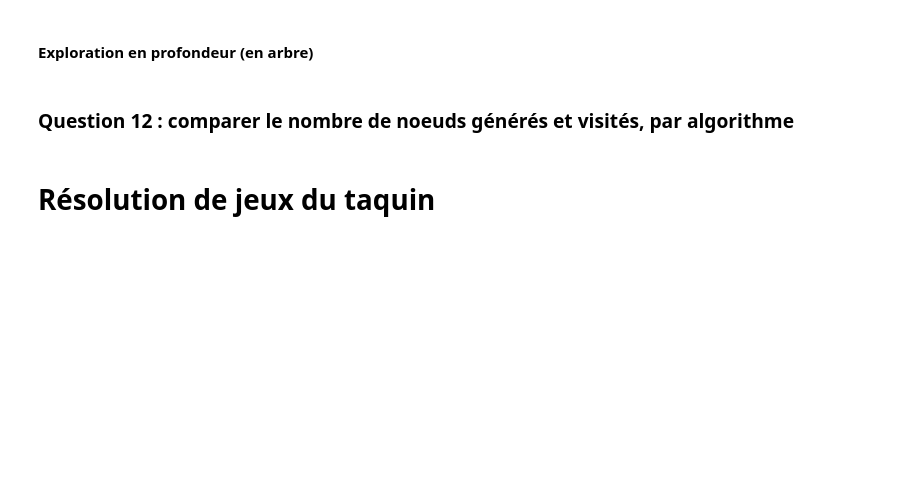
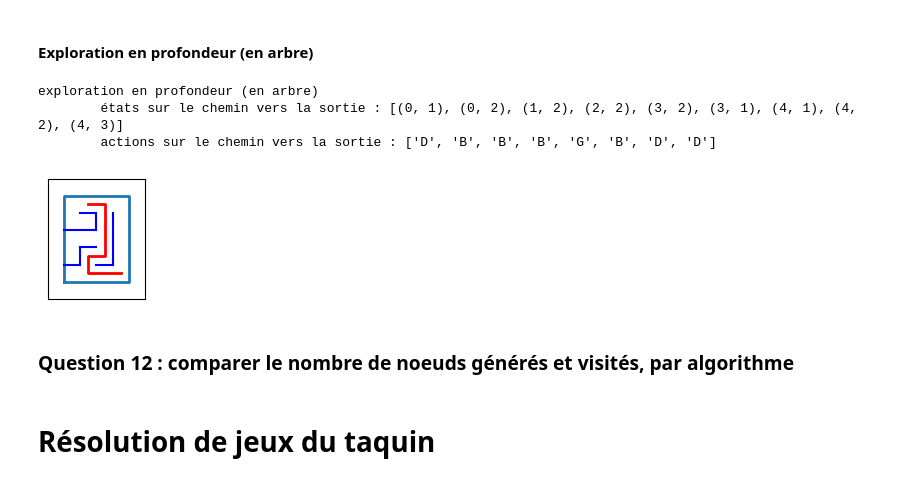
Before and after one commit to MolliLila/struct_part2, a Jupyter notebook: resolution-labyrinthes_etudiant.ipynb, the cells around one changed output. Drawn from its saved outputs; the diff is of its cells as text; code cells hidden in the pictures; blank space fills up the shorter version.

Commit message:
finished both depht and breadth search

```diff
--- a/resolution-labyrinthes_etudiant.ipynb
+++ b/resolution-labyrinthes_etudiant.ipynb
@@ -187,3 +184,35 @@ def depth_first_tree_search(problem):
+# %%
+def depth_first_tree_search(problem):
+    """Search the deepest nodes in the search tree first.
+    Search through the successors of a problem to find a goal.
+    The argument frontier should be an empty queue.
+    Repeats infinitely in case of loops.
+    """
+    frontier = []
+    visited = [problem.initial]
+    frontier.append(Node(problem.initial))
+    while frontier[-1] != problem.goal :
+        for action in problem.actions(problem.initial):
+            if problem.result(problem.initial, action) not in visited:
+                frontier.append( Node(
+                    state=problem.result(problem.initial, action),
+                    parent=None,
+                    action=action,
+                    path_cost=problem.action_cost(
+                        problem.initial, action,
+                        problem.result(problem.initial, action))))
+            visited.append(frontier[-1].state)
+
+        if not frontier:
+            return failure
+        node = frontier.pop()
+        if problem.is_goal(node.state):
+            return node
+
+        for child in expand(problem, node):
+            if child.state not in visited:
+               frontier.append(child)
+    return failure
 # %% [markdown]
 ## Exploration en largeur du graphe des états
 
@@ -500,3 +541,17 @@ labProb2 = LabyrinthProblem(labyrinth=lab2)
+# %%
+labProb2 = LabyrinthProblem(labyrinth=lab2)
+
+print("\nexploration en profondeur (en arbre)")
+res2bt = depth_first_tree_search(labProb2)
+etats2bt = path_states(res2bt)
+print("\tétats sur le chemin vers la sortie : " + str(etats2bt))
+print("\tactions sur le chemin vers la sortie : " + str(path_actions(res2bt)))
+labProb2.labyrinth.show(Stack(etats2bt))
+# %% [output]
+exploration en profondeur (en arbre)
+        états sur le chemin vers la sortie : [(0, 1), (0, 2), (1, 2), (2, 2), (3, 2), (3, 1), (4, 1), (4, 2), (4, 3)]
+        actions sur le chemin vers la sortie : ['D', 'B', 'B', 'B', 'G', 'B', 'D', 'D']
+[figure, added]
 # %% [markdown]
 ### Question 12 : comparer le nombre de noeuds générés et visités, par algorithme
 # %% [markdown]
```
Also changed, not shown: parts of 8 cells of this notebook.
